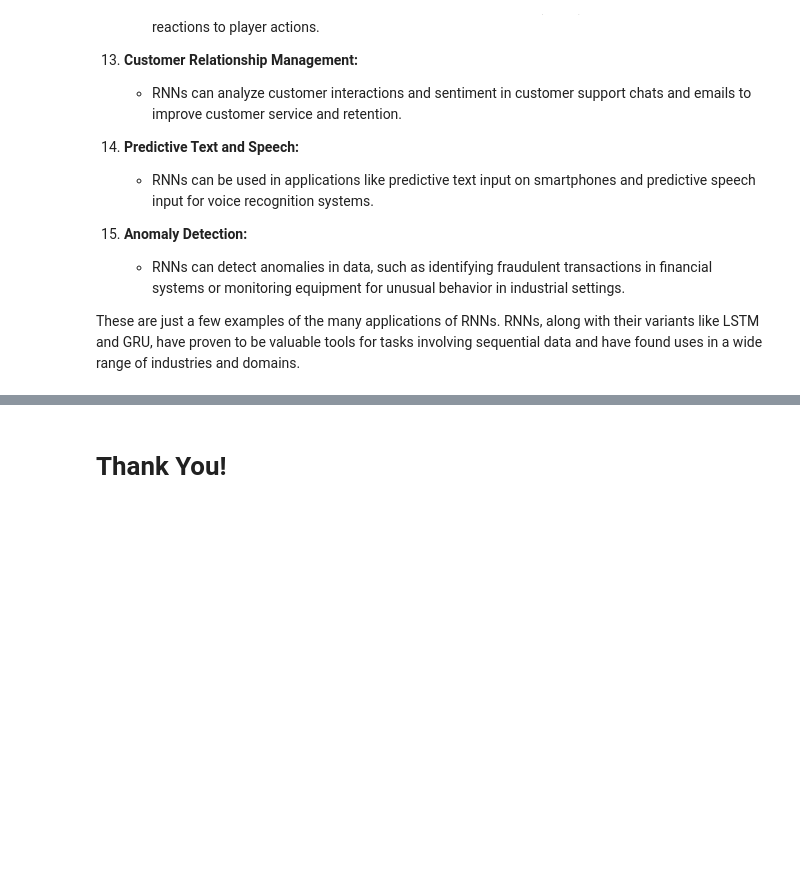
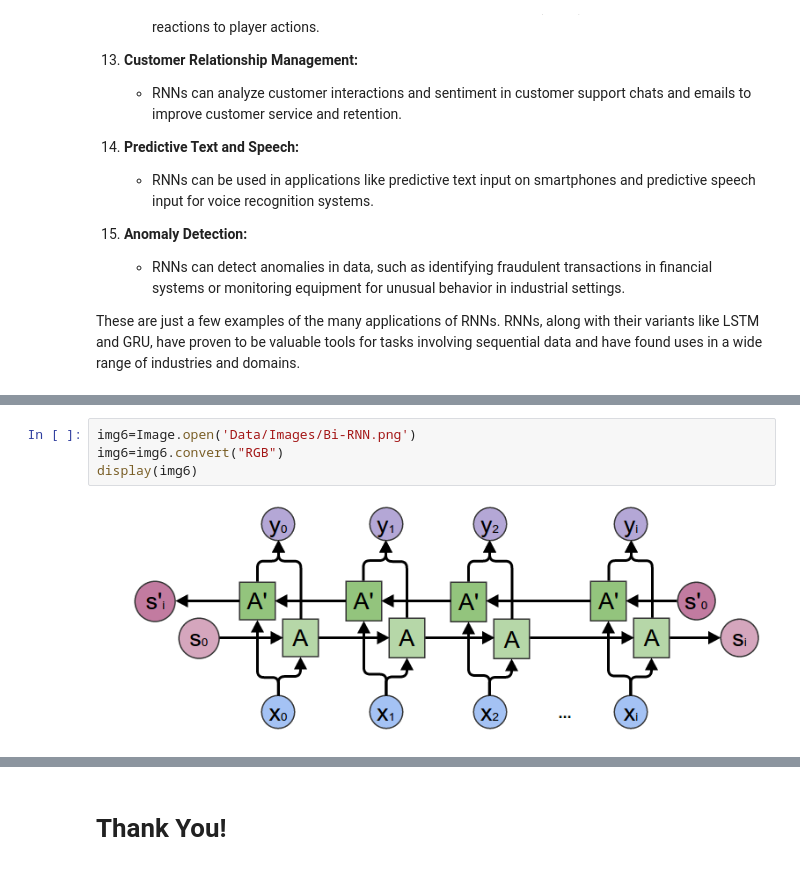
Before and after one commit to Ahmad10Raza/NLP, a Jupyter notebook: RNN.ipynb, the cells around one changed output, grey strips where cells are left out. Drawn from its saved outputs; the diff is of its cells as text; blank space fills up the shorter version.

```diff
--- a/RNN.ipynb
+++ b/RNN.ipynb
@@ -296,0 +484,6 @@ These are just a few examples of the many applications of RNNs. RNNs, along with
+# %%
+img6=Image.open('Data/Images/Bi-RNN.png')
+img6=img6.convert("RGB")
+display(img6)
+# %% [output]
+[figure, added]
```
Also changed, not shown: parts of 21 cells of this notebook, 2 other files.
